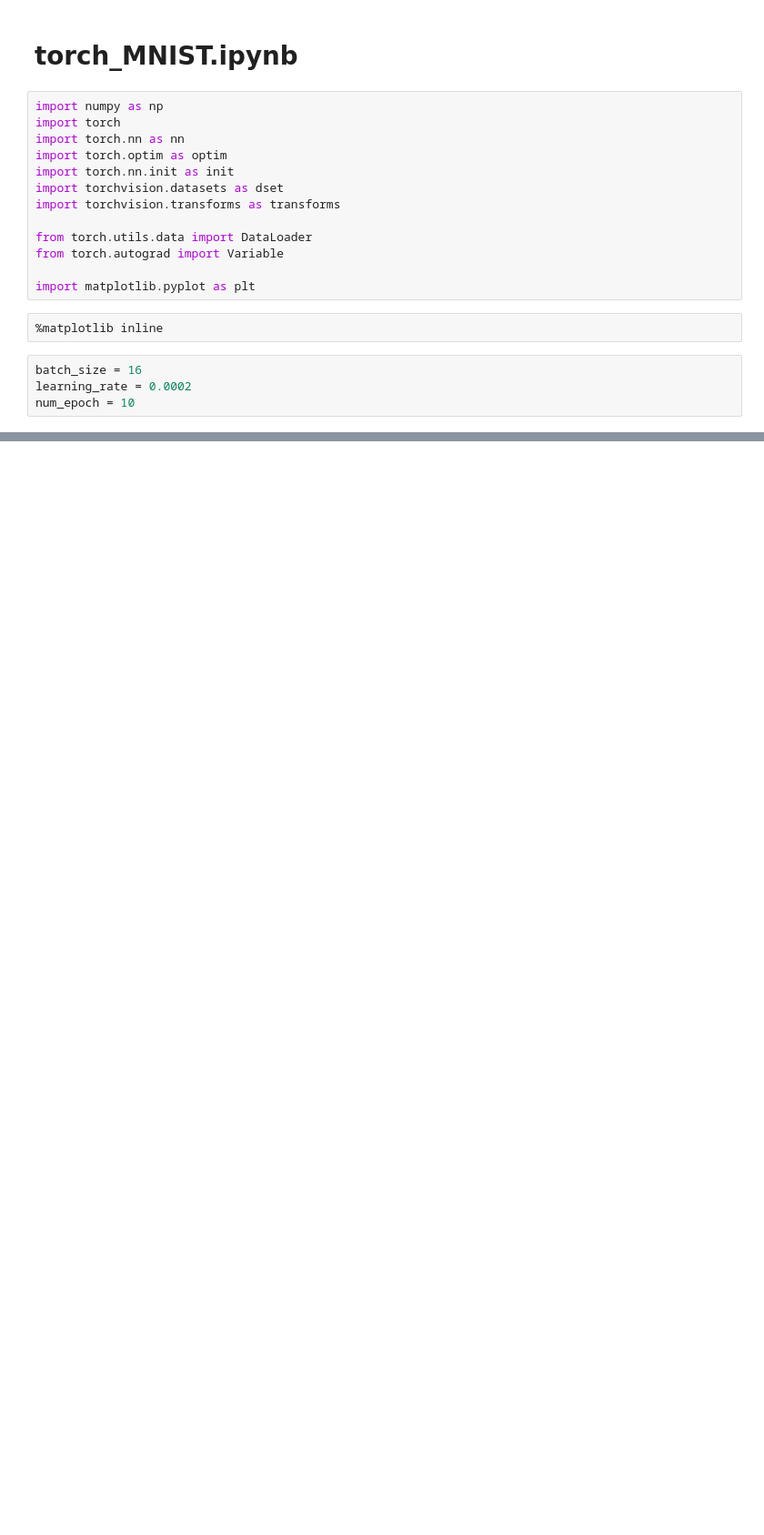
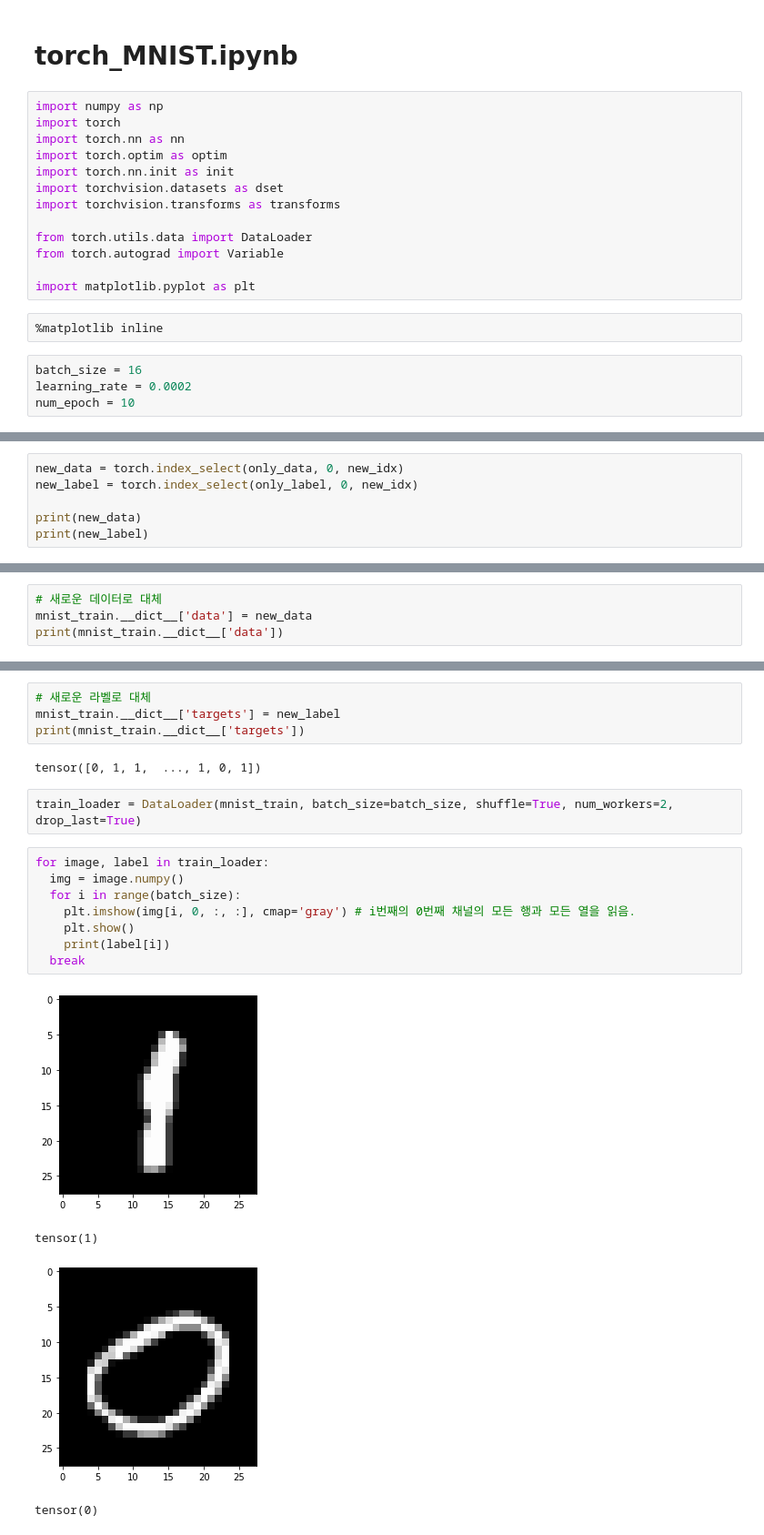
Before and after one commit to AugustvonMackensen/AI_colab, a Jupyter notebook: torch_MNIST.ipynb, the cells around one changed output, grey strips where cells are left out. Shown at 91% size. Drawn from its saved outputs; the diff is of its cells as text; blank space fills up the shorter version.

Commit message:
CNN - torch mnist

```diff
--- a/torch_MNIST.ipynb
+++ b/torch_MNIST.ipynb
@@ -42,0 +121,6 @@ Extracting ./MNIST/raw/t10k-labels-idx1-ubyte.gz to ./MNIST/raw
+# %%
+new_data = torch.index_select(only_data, 0, new_idx)
+new_label = torch.index_select(only_label, 0, new_idx)
+
+print(new_data)
+print(new_label)
@@ -42,0 +145,4 @@ Extracting ./MNIST/raw/t10k-labels-idx1-ubyte.gz to ./MNIST/raw
+# %%
+# 새로운 데이터로 대체
+mnist_train.__dict__['data'] = new_data
+print(mnist_train.__dict__['data'])
@@ -42,0 +167,21 @@ Extracting ./MNIST/raw/t10k-labels-idx1-ubyte.gz to ./MNIST/raw
+# %%
+# 새로운 라벨로 대체
+mnist_train.__dict__['targets'] = new_label
+print(mnist_train.__dict__['targets'])
+# %% [output]
+tensor([0, 1, 1,  ..., 1, 0, 1])
+# %%
+train_loader = DataLoader(mnist_train, batch_size=batch_size, shuffle=True, num_workers=2, drop_last=True)
+# %%
+for image, label in train_loader:
+  img = image.numpy()
+  for i in range(batch_size):
+    plt.imshow(img[i, 0, :, :], cmap='gray') # i번째의 0번째 채널의 모든 행과 모든 열을 읽음.
+    plt.show()
+    print(label[i])
+  break
+# %% [output]
+[figure, added]
+tensor(1)
+[figure, added]
+tensor(0)
```
Also changed, not shown: parts of 14 cells of this notebook.
